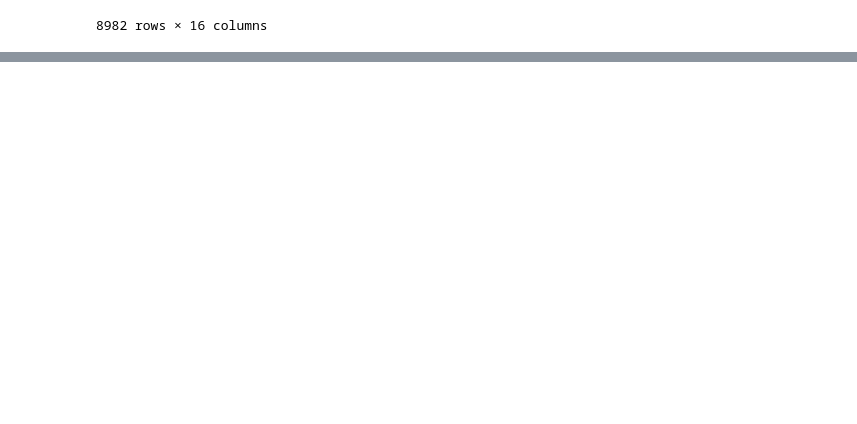
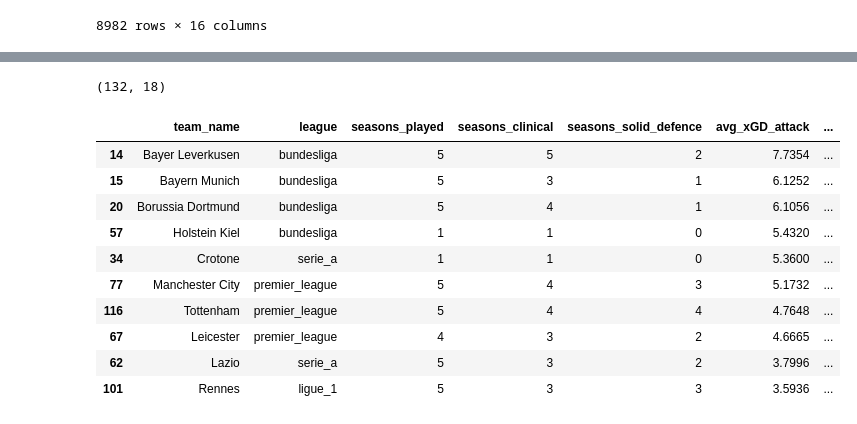
Before and after one commit to aadvikmazumdar/OnTarget---Football-Analytics-Agentic-AI-System, a Jupyter notebook: notebooks/xG_analysis.ipynb, the cells around one changed output, grey strips where cells are left out. Drawn from its saved outputs; the diff is of its cells as text; code cells hidden in the pictures; blank space fills up the shorter version.

```diff
--- a/notebooks/xG_analysis.ipynb
+++ b/notebooks/xG_analysis.ipynb
@@ -234,0 +372,50 @@ clinical_df.columns.to_list
+# %%
+consistency = (
+    team_season
+    .groupby(['team_name', 'league'])
+    .agg(
+        seasons_played        = ('year', 'count'),
+        seasons_clinical      = ('xGD_attack', lambda x: (x > 0).sum()),
+        seasons_solid_defence = ('xGD_defence', lambda x: (x < 0).sum()),
+        avg_xGD_attack        = ('xGD_attack', 'mean'),
+        avg_xGD_defence       = ('xGD_defence', 'mean'),
+        avg_clinical_rate     = ('clinical_rate', 'mean'),
+        avg_heist_rate        = ('heist_rate', 'mean'),
+        avg_robbery_rate      = ('robbery_rate', 'mean'),
+        total_heists          = ('heist', 'sum'),
+        total_grand_heists    = ('grand_heist', 'sum'),
+        total_robberies       = ('robbery', 'sum'),
+        total_gk_worldies     = ('gk_worldie', 'sum'),
+        best_xGD_attack_season= ('xGD_attack', 'max'),
+        worst_xGD_attack_season=('xGD_attack', 'min'),
+    )
+    .reset_index()
+)
+
+consistency['attack_verdict'] = pd.cut(
+    consistency['seasons_clinical'],
+    bins=[-1, 1, 3, 5],
+    labels=['systematic_underperformer', 'inconsistent', 'systematic_overperformer']
+)
+
+consistency['defence_verdict'] = pd.cut(
+    consistency['seasons_solid_defence'],
+    bins=[-1, 1, 3, 5],
+    labels=['systematic_defensive_underperformer', 'inconsistent_defence', 'systematic_defensive_overperformer']
+)
+
+print(consistency.shape)
+consistency.sort_values('avg_xGD_attack', ascending=False).head(10)
+# %% [output]
+(132, 18)
+|  | team_name | league | seasons_played | seasons_clinical | seasons_solid_defence | avg_xGD_attack | ... |
+| 14 | Bayer Leverkusen | bundesliga | 5 | 5 | 2 | 7.7354 | ... |
+| 15 | Bayern Munich | bundesliga | 5 | 3 | 1 | 6.1252 | ... |
+| 20 | Borussia Dortmund | bundesliga | 5 | 4 | 1 | 6.1056 | ... |
+| 57 | Holstein Kiel | bundesliga | 1 | 1 | 0 | 5.4320 | ... |
+| 34 | Crotone | serie_a | 1 | 1 | 0 | 5.3600 | ... |
+| 77 | Manchester City | premier_league | 5 | 4 | 3 | 5.1732 | ... |
+| 116 | Tottenham | premier_league | 5 | 4 | 4 | 4.7648 | ... |
+| 67 | Leicester | premier_league | 4 | 3 | 2 | 4.6665 | ... |
+| 62 | Lazio | serie_a | 5 | 3 | 2 | 3.7996 | ... |
+| 101 | Rennes | ligue_1 | 5 | 3 | 3 | 3.5936 | ... |
```
Also changed, not shown: parts of 7 cells of this notebook.
